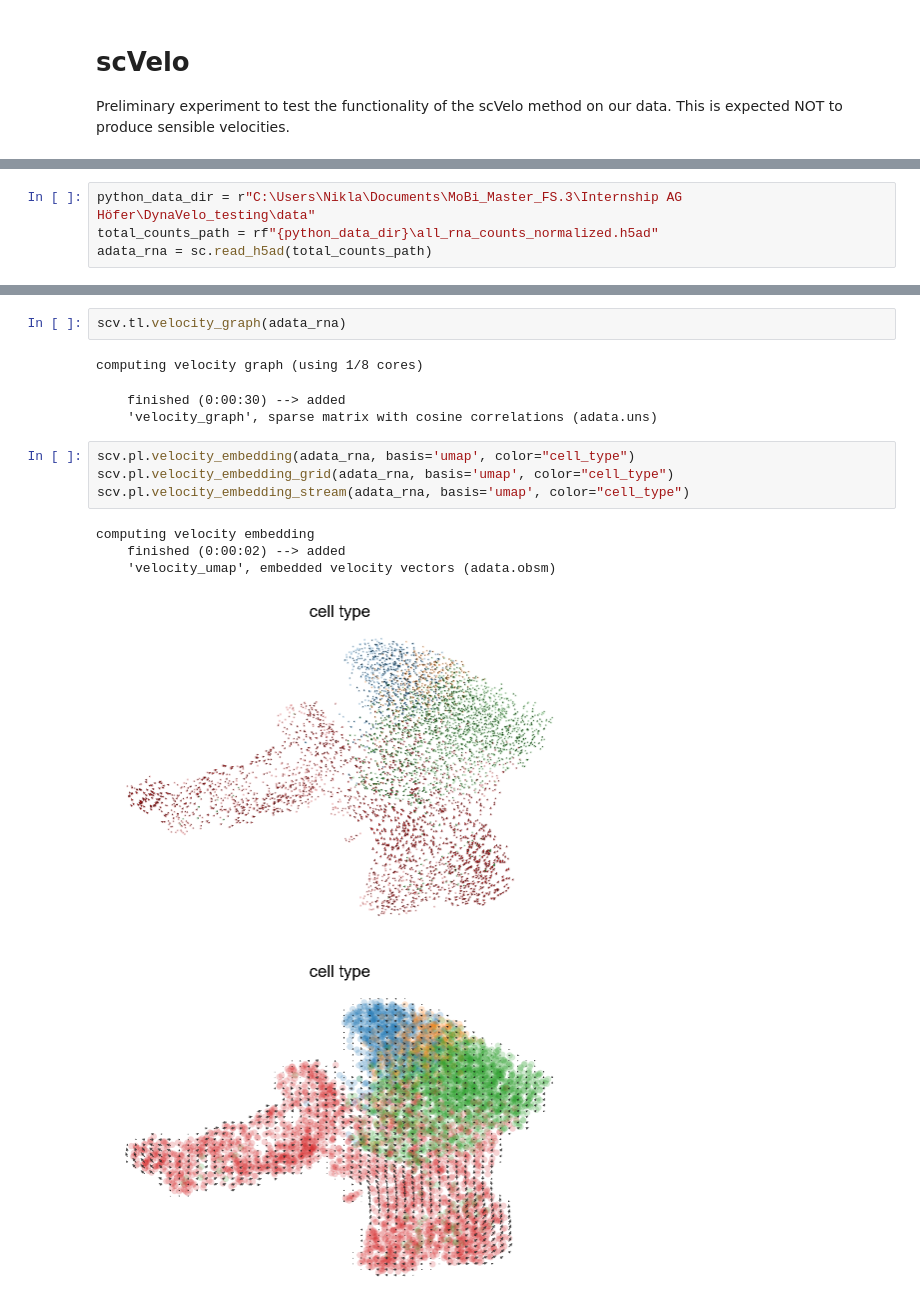
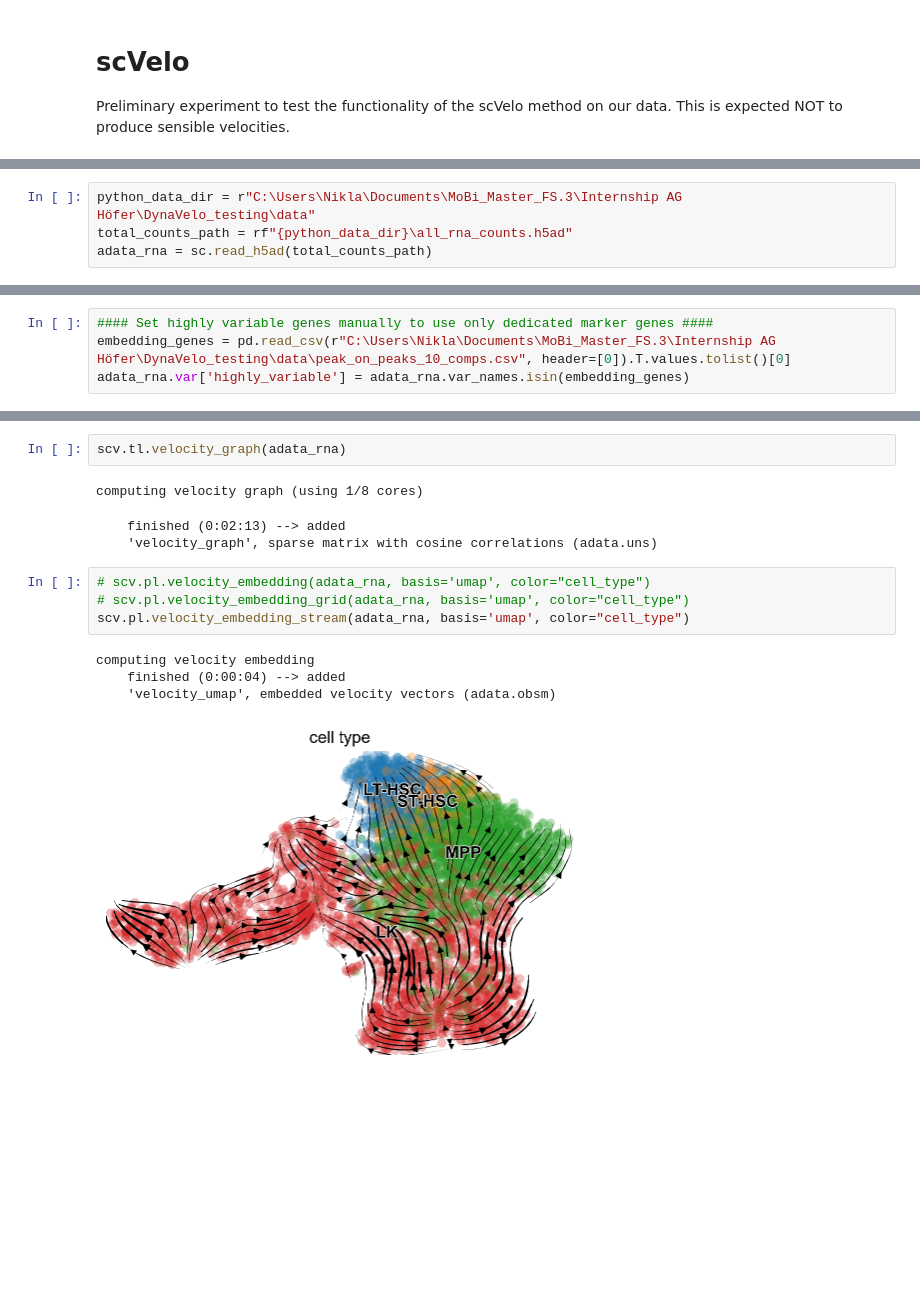
Before and after one commit to N1klasSchmidt/DynaVelo_testing, a Jupyter notebook: velocity_experiments/scvelo.ipynb, the cells around one changed output, grey strips where cells are left out. Cells and saved outputs as stored; diff of their text form; blank space fills up the shorter version.

Commit message:
Cleanup of analysis scripts of MultiVelo output.

```diff
--- a/velocity_experiments/scvelo.ipynb
+++ b/velocity_experiments/scvelo.ipynb
@@ -9,5 +10,5 @@ import scanpy as sc
 scv.set_figure_params()
 # %%
 python_data_dir = r"C:\Users\Nikla\Documents\MoBi_Master_FS.3\Internship AG Höfer\DynaVelo_testing\data"
-total_counts_path = rf"{python_data_dir}\all_rna_counts_normalized.h5ad"
+total_counts_path = rf"{python_data_dir}\all_rna_counts.h5ad"
 adata_rna = sc.read_h5ad(total_counts_path)
@@ -25,3 +15,7 @@ AnnData object with n_obs × n_vars = 5241 × 6365
+# %%
+#### Set highly variable genes manually to use only dedicated marker genes ####
+embedding_genes = pd.read_csv(r"C:\Users\Nikla\Documents\MoBi_Master_FS.3\Internship AG Höfer\DynaVelo_testing\data\peak_on_peaks_10_comps.csv", header=[0]).T.values.tolist()[0]
+adata_rna.var['highly_variable'] = adata_rna.var_names.isin(embedding_genes)
 # %%
 # scVelo detects that data has already been normalized and log-transoformed, so it skips this with a warning.
 scv.pp.filter_and_normalize(adata_rna)
@@ -45,15 +42,14 @@ computing velocities
 scv.tl.velocity_graph(adata_rna)
 # %% [output]
 computing velocity graph (using 1/8 cores)
-    finished (0:00:30) --> added
+    finished (0:02:13) --> added
     'velocity_graph', sparse matrix with cosine correlations (adata.uns)
 # %%
-scv.pl.velocity_embedding(adata_rna, basis='umap', color="cell_type")
-scv.pl.velocity_embedding_grid(adata_rna, basis='umap', color="cell_type")
+# scv.pl.velocity_embedding(adata_rna, basis='umap', color="cell_type")
+# scv.pl.velocity_embedding_grid(adata_rna, basis='umap', color="cell_type")
 scv.pl.velocity_embedding_stream(adata_rna, basis='umap', color="cell_type")
 # %% [output]
 computing velocity embedding
-    finished (0:00:02) --> added
+    finished (0:00:04) --> added
     'velocity_umap', embedded velocity vectors (adata.obsm)
-[figure, old version]
+[figure, new version]
-[figure, removed]
```
Also changed, not shown: parts of 6 cells of this notebook, 6 other files.
